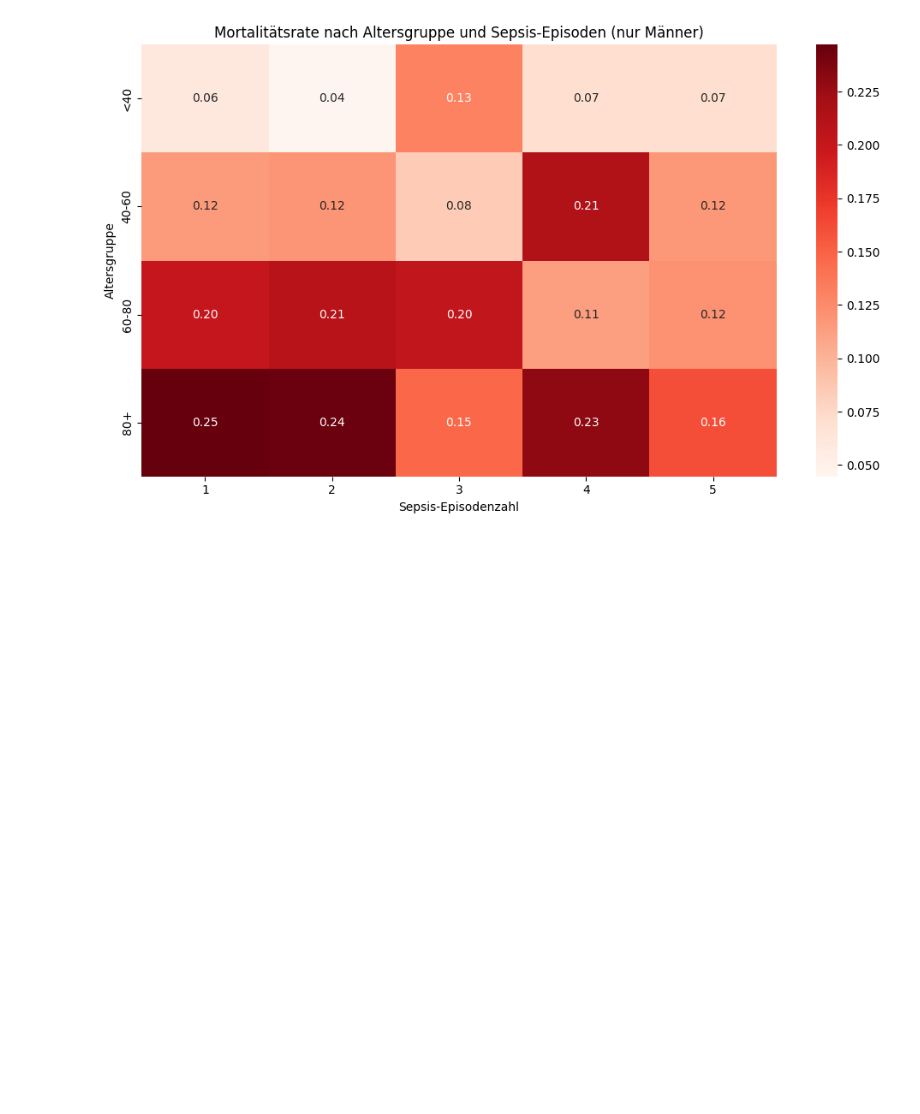
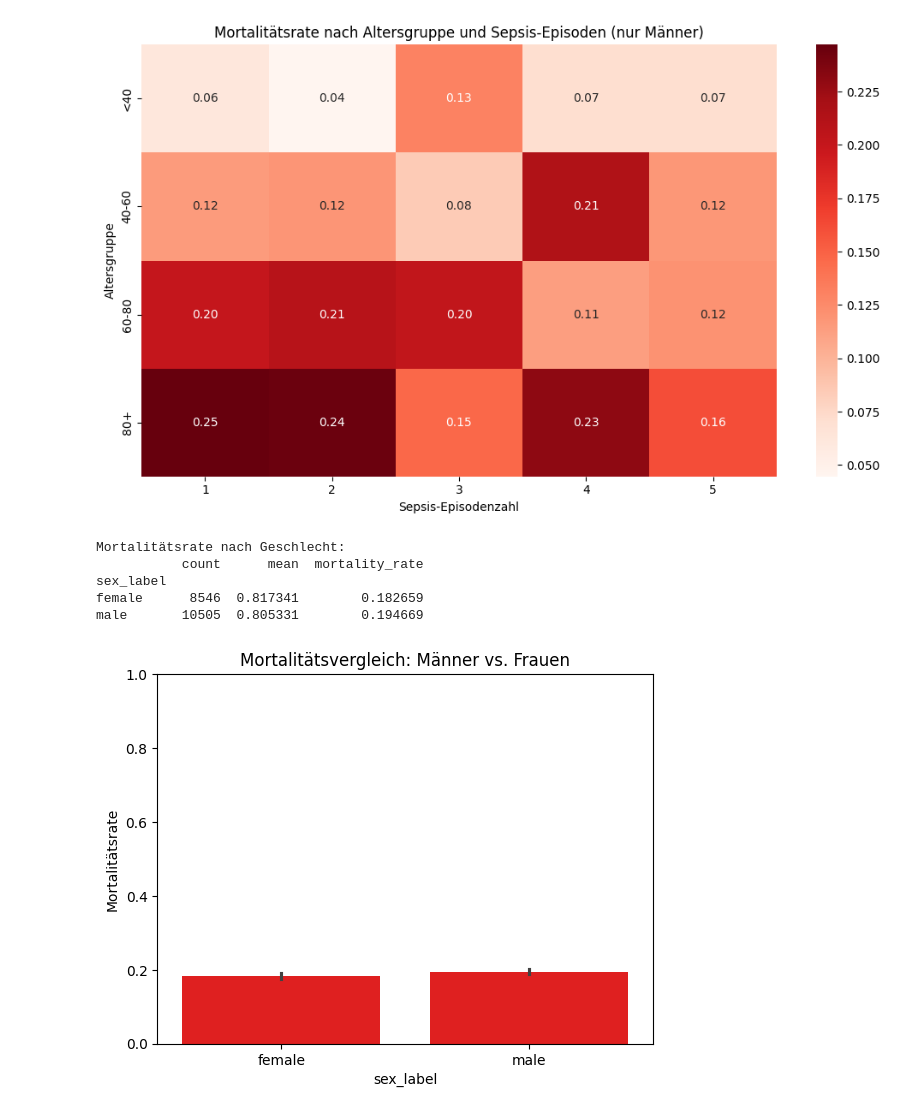
Before and after one commit to lilithUmit/AMLHC-final-exam_Haenisch_Wild, a Jupyter notebook: src/python/sepsis_analyse.ipynb, the cells around one changed output. Drawn from its saved outputs; the diff is of its cells as text; code cells hidden in the pictures; blank space fills up the shorter version.

Commit message:
Unterschiede zwischen  Männer und Frauen

```diff
--- a/src/python/sepsis_analyse.ipynb
+++ b/src/python/sepsis_analyse.ipynb
@@ -178,3 +178,32 @@ plt.tight_layout()
 plt.show()
 # %% [output]
 [figure]
+# %%
+# Vergleichen der Mortalitätsraten
+mortality_by_sex = df_study_clean.groupby('sex_label')['outcome'].agg(['count', 'mean']).copy()
+mortality_by_sex['mortality_rate'] = 1 - mortality_by_sex['mean']
+
+print("Mortalitätsrate nach Geschlecht:")
+print(mortality_by_sex)
+# %% [output]
+Mortalitätsrate nach Geschlecht:
+           count      mean  mortality_rate
+sex_label
+female      8546  0.817341        0.182659
+male       10505  0.805331        0.194669
+# %%
+# Ein Balkendiagramm zur Visualisierung der Moratalitätsrate nach Geschlecht
+sns.barplot(
+    x='sex_label',
+    y='outcome',
+    data=df_study_clean,
+    estimator=lambda x: 1 - x.mean(),  # Mortalitätsrate
+    color ='red'
+)
+
+plt.ylabel('Mortalitätsrate')
+plt.title('Mortalitätsvergleich: Männer vs. Frauen')
+plt.ylim(0, 1)
+plt.show()
+# %% [output]
+[figure, added]
```
